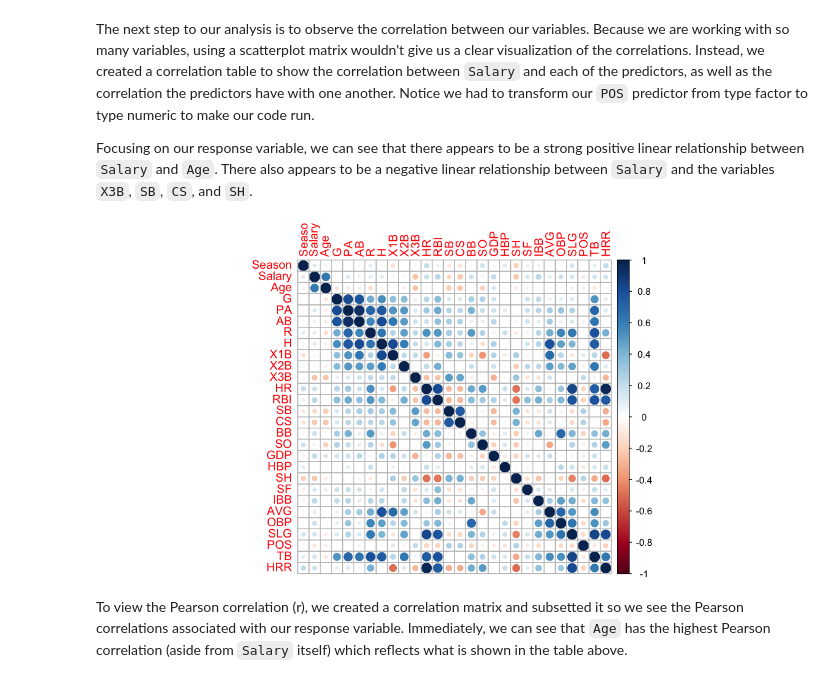
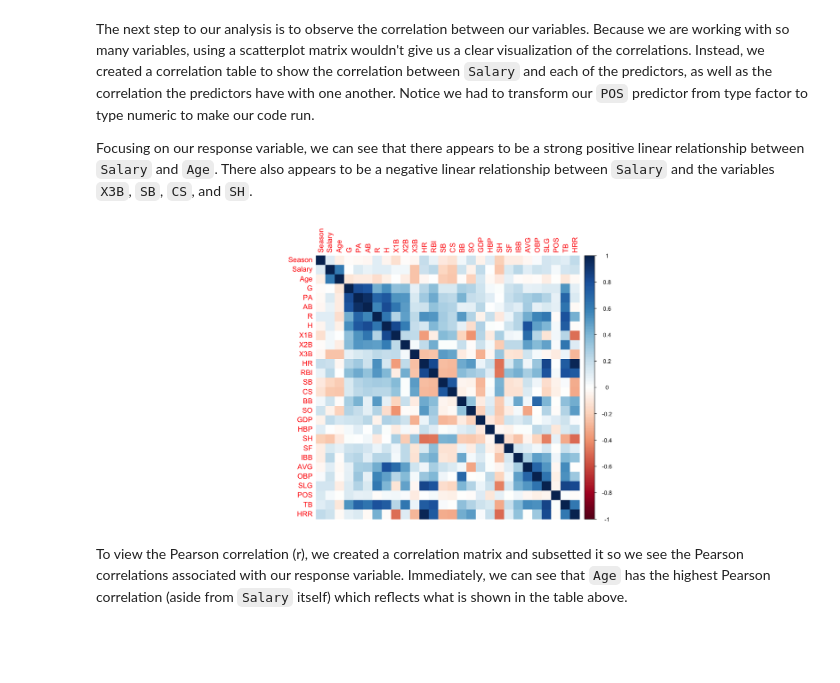
Before and after one commit to themarisolhernandez/mlb-salary, a Jupyter notebook: notebook.ipynb, the cells around one changed output. Cells and saved outputs as stored; diff of their text form; code cells hidden in the pictures; blank space fills up the shorter version.

```diff
--- a/notebook.ipynb
+++ b/notebook.ipynb
@@ -272,10 +274,22 @@ theme(plot.title = element_text(face = "bold", size = 15), plot.subtitle = eleme
 The next step to our analysis is to observe the correlation between our variables. Because we are working with so many variables, using a scatterplot matrix wouldn't give us a clear visualization of the correlations. Instead, we created a correlation table to show the correlation between `Salary` and each of the predictors, as well as the correlation the predictors have with one another. Notice we had to transform our `POS` predictor from type factor to type numeric to make our code run.
 
 Focusing on our response variable, we can see that there appears to be a strong positive linear relationship between `Salary` and `Age`. There also appears to be a negative linear relationship between `Salary` and the variables `X3B`, `SB`, `CS`, and `SH`.
-# %%
-full_stats$POS <- as.numeric(full_stats$POS)
-corrplot(cor(full_stats))
-# %% [output]
-[figure, removed]
+# %%
+# Get all unique values of the "POS" column
+unique_positions <- unique(full_stats$POS)
+
+# Create a mapping from unique positions to numeric values
+position_mapping <- setNames(1:length(unique_positions), unique_positions)
+
+# Overwrite POS column with numeric values based on the mapping
+full_stats$POS <- position_mapping[full_stats$POS]
+
+# Calculate the correlation matrix including the encoded 'POS' columns
+correlation_matrix <- cor(full_stats)
+
+# Create a correlation plot
+corrplot(correlation_matrix, method = "color")
+# %% [output]
+[figure, added]
 # %% [markdown]
 To view the Pearson correlation (r), we created a correlation matrix and subsetted it so we see the Pearson correlations associated with our response variable. Immediately, we can see that `Age` has the highest Pearson correlation (aside from `Salary` itself) which reflects what is shown in the table above.
```
Also changed, not shown: parts of 18 cells of this notebook.
